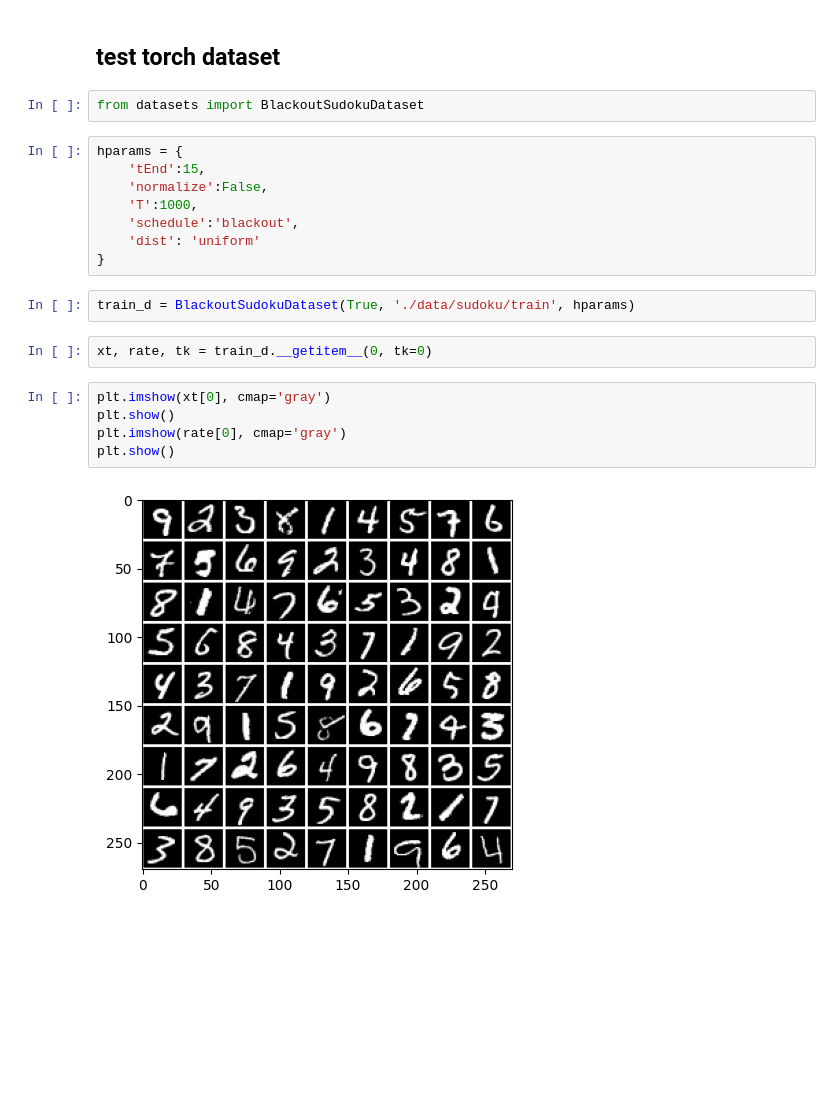
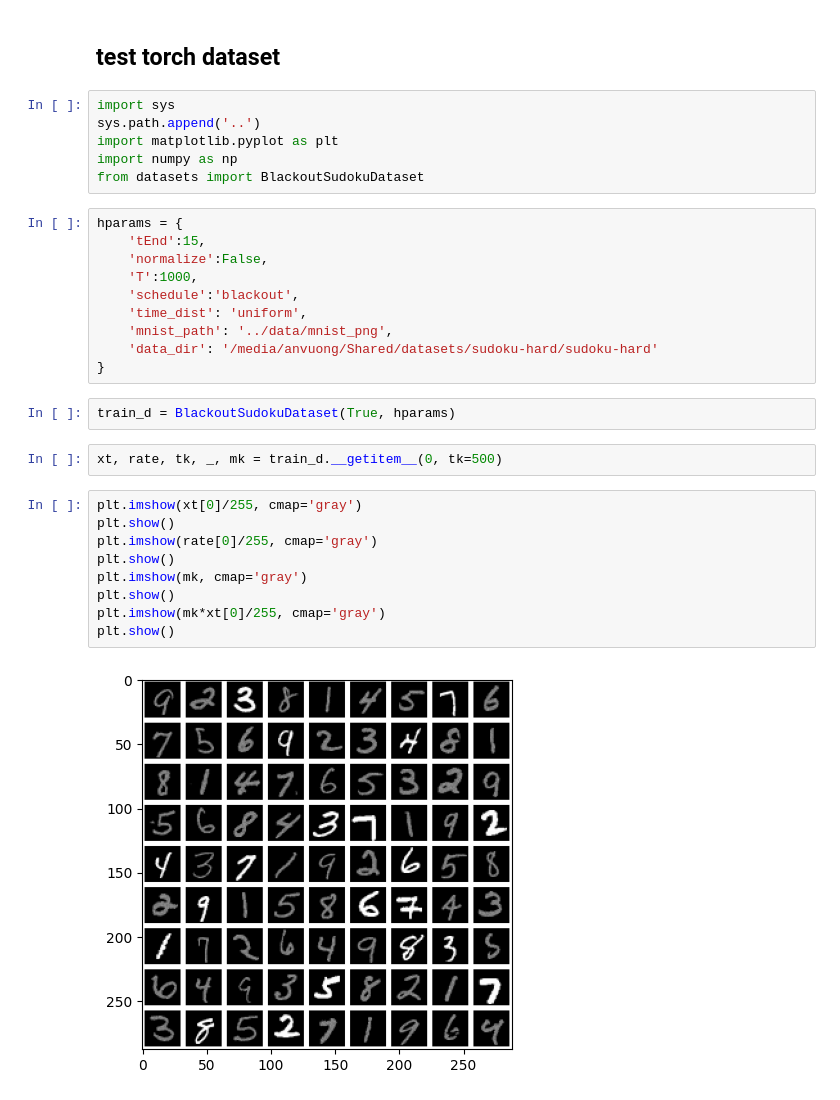
Before and after one commit to anvuongb/blackout_sudoku, a Jupyter notebook: notebooks/generate_data.ipynb, the cells around one changed output. Drawn from its saved outputs; the diff is of its cells as text; blank space fills up the shorter version.

```diff
--- a/notebooks/generate_data.ipynb
+++ b/notebooks/generate_data.ipynb
@@ -287,6 +300,10 @@ hist[0].shape
 # %% [markdown]
 ## test torch dataset
 # %%
+import sys
+sys.path.append('..')
+import matplotlib.pyplot as plt
+import numpy as np
 from datasets import BlackoutSudokuDataset
 # %%
 hparams = {
@@ -294,16 +311,22 @@ hparams = {
     'normalize':False,
     'T':1000,
     'schedule':'blackout',
-    'dist': 'uniform'
+    'time_dist': 'uniform',
+    'mnist_path': '../data/mnist_png',
+    'data_dir': '/media/anvuong/Shared/datasets/sudoku-hard/sudoku-hard'
 }
 # %%
-train_d = BlackoutSudokuDataset(True, './data/sudoku/train', hparams)
+train_d = BlackoutSudokuDataset(True, hparams)
 # %%
-xt, rate, tk = train_d.__getitem__(0, tk=0)
+xt, rate, tk, _, mk = train_d.__getitem__(0, tk=500)
 # %%
-plt.imshow(xt[0], cmap='gray')
+plt.imshow(xt[0]/255, cmap='gray')
 plt.show()
-plt.imshow(rate[0], cmap='gray')
+plt.imshow(rate[0]/255, cmap='gray')
 plt.show()
+plt.imshow(mk, cmap='gray')
+plt.show()
+plt.imshow(mk*xt[0]/255, cmap='gray')
+plt.show()
 # %% [output]
-[figure, old version]
+[figure, new version]
```
Also changed, not shown: parts of 13 cells of this notebook, 3 other files.
